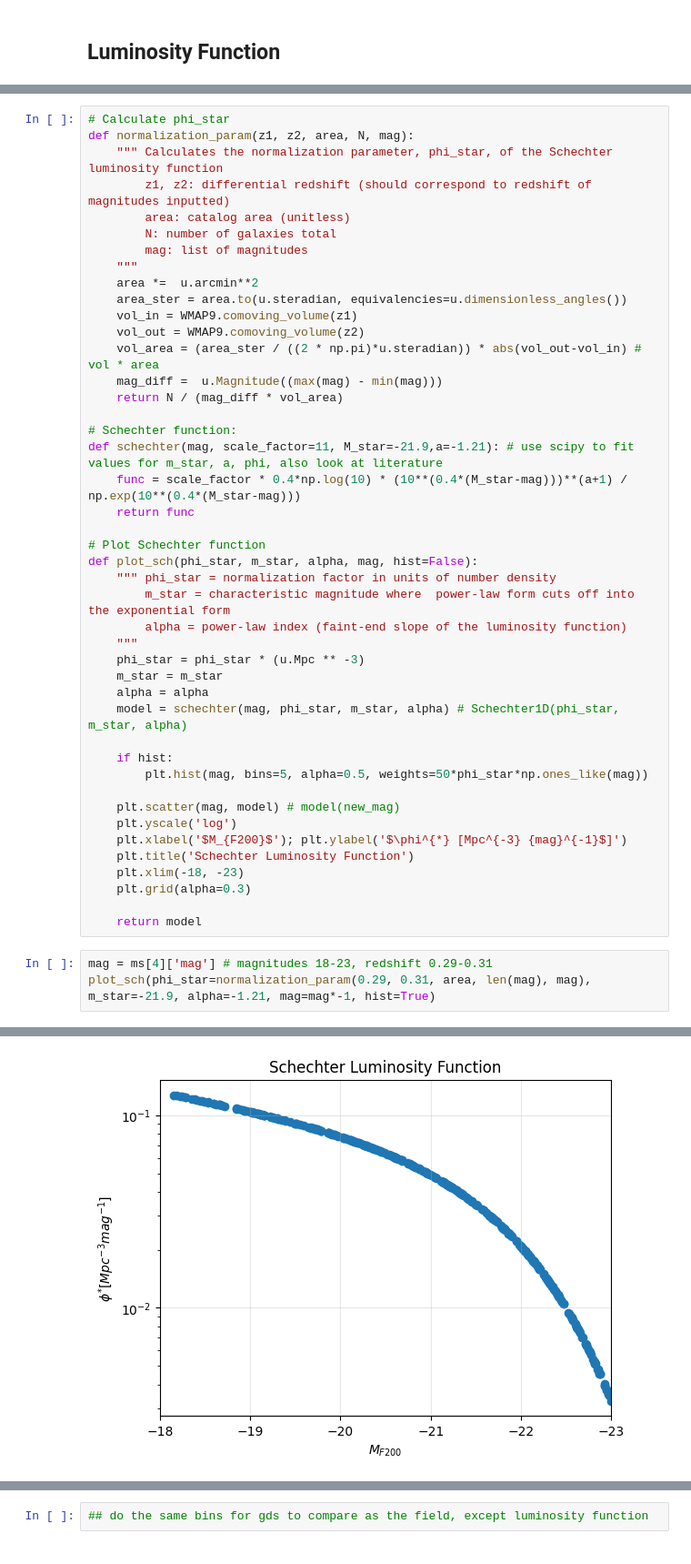
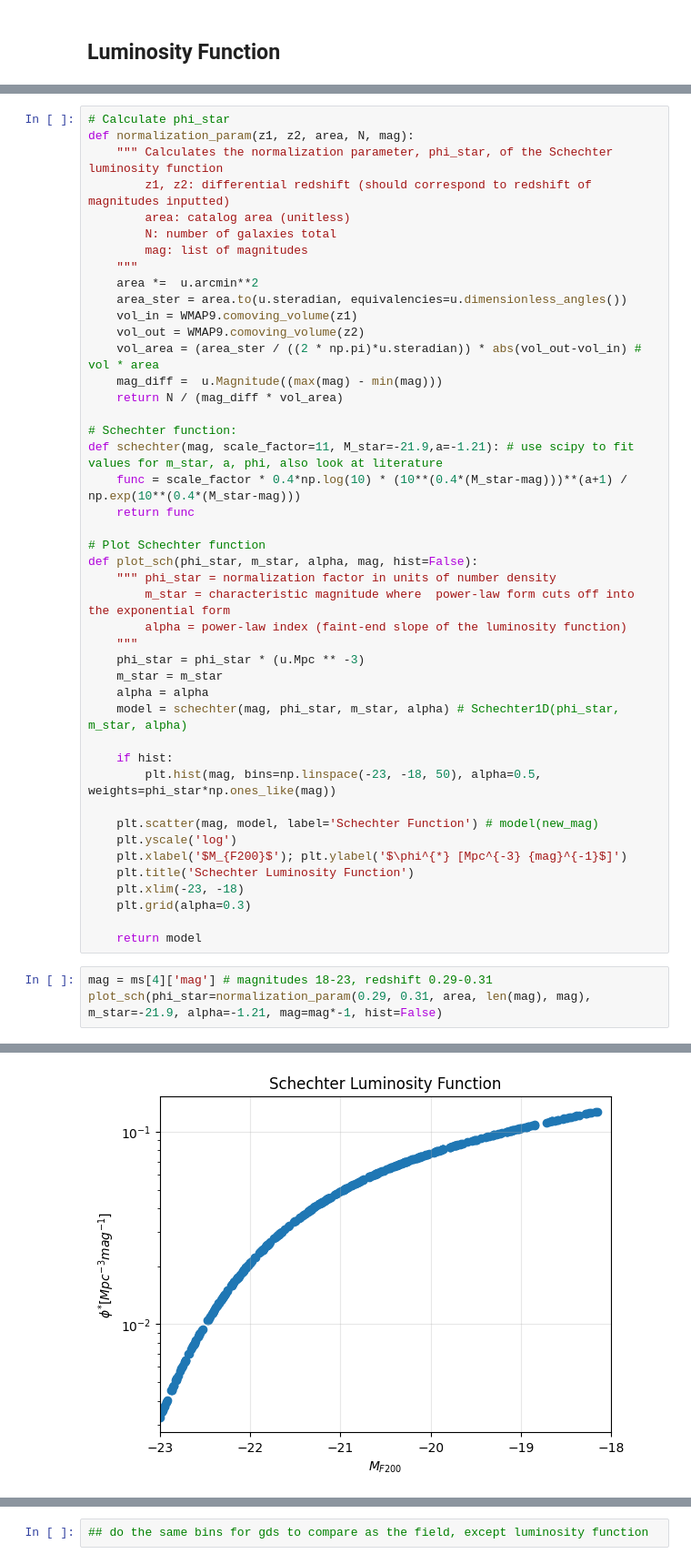
Before and after one commit to mayamerch/block-3-project, a Jupyter notebook: abell 2744.ipynb, the cells around one changed output, grey strips where cells are left out. Shown at 91% size. Drawn from its saved outputs; the diff is of its cells as text.

```diff
--- a/abell 2744.ipynb
+++ b/abell 2744.ipynb
@@ -647,30 +647,30 @@ def plot_sch(phi_star, m_star, alpha, mag, hist=False):
     model = schechter(mag, phi_star, m_star, alpha) # Schechter1D(phi_star, m_star, alpha)
 
     if hist:
-        plt.hist(mag, bins=5, alpha=0.5, weights=50*phi_star*np.ones_like(mag))
+        plt.hist(mag, bins=np.linspace(-23, -18, 50), alpha=0.5, weights=phi_star*np.ones_like(mag))
 
-    plt.scatter(mag, model) # model(new_mag)
+    plt.scatter(mag, model, label='Schechter Function') # model(new_mag)
     plt.yscale('log')
     plt.xlabel('$M_{F200}$'); plt.ylabel('$\phi^{*} [Mpc^{-3} {mag}^{-1}$]')
     plt.title('Schechter Luminosity Function')
-    plt.xlim(-18, -23)
+    plt.xlim(-23, -18)
     plt.grid(alpha=0.3)
 
     return model
 # %%
 mag = ms[4]['mag'] # magnitudes 18-23, redshift 0.29-0.31
-plot_sch(phi_star=normalization_param(0.29, 0.31, area, len(mag), mag), m_star=-21.9, alpha=-1.21, mag=mag*-1, hist=True)
+plot_sch(phi_star=normalization_param(0.29, 0.31, area, len(mag), mag), m_star=-21.9, alpha=-1.21, mag=mag*-1, hist=False)
 # %% [output]
 169      0.050402
 1107     0.034045
 1159     0.017584
 1170     0.103571
 1244     0.023411
            ...
 43890    0.044518
 44644    0.106242
 45870    0.044090
 45903    0.037130
 46384    0.072900
 Name: mag, Length: 377, dtype: float64
-[figure, old version]
+[figure, new version]
```
Also changed, not shown: parts of 9 cells of this notebook.
